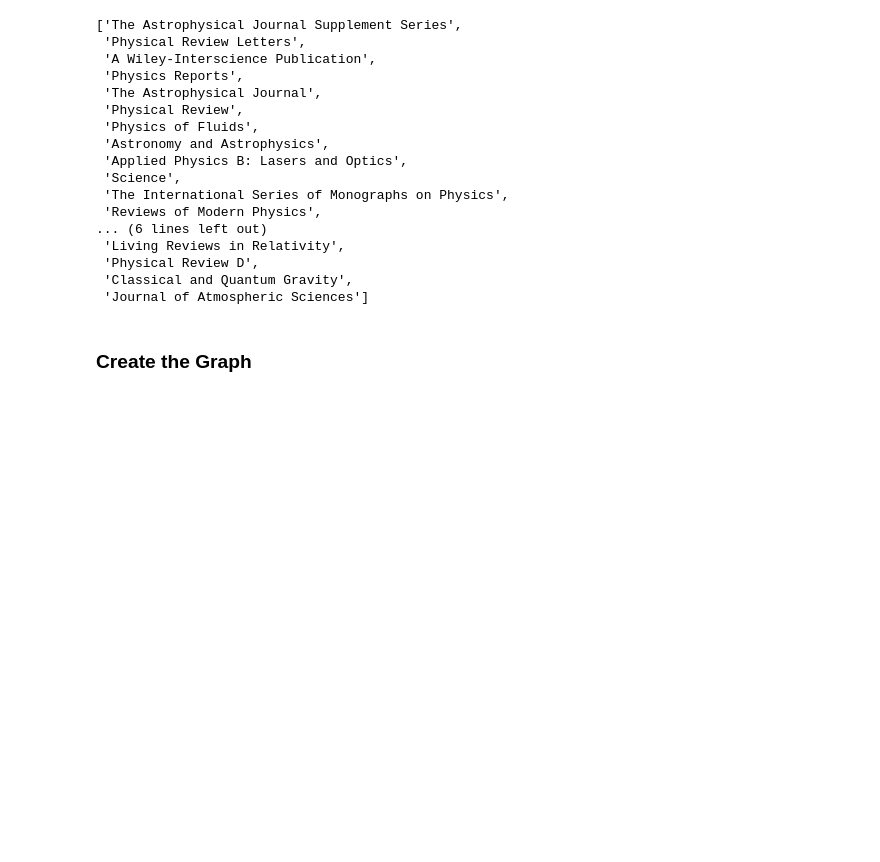
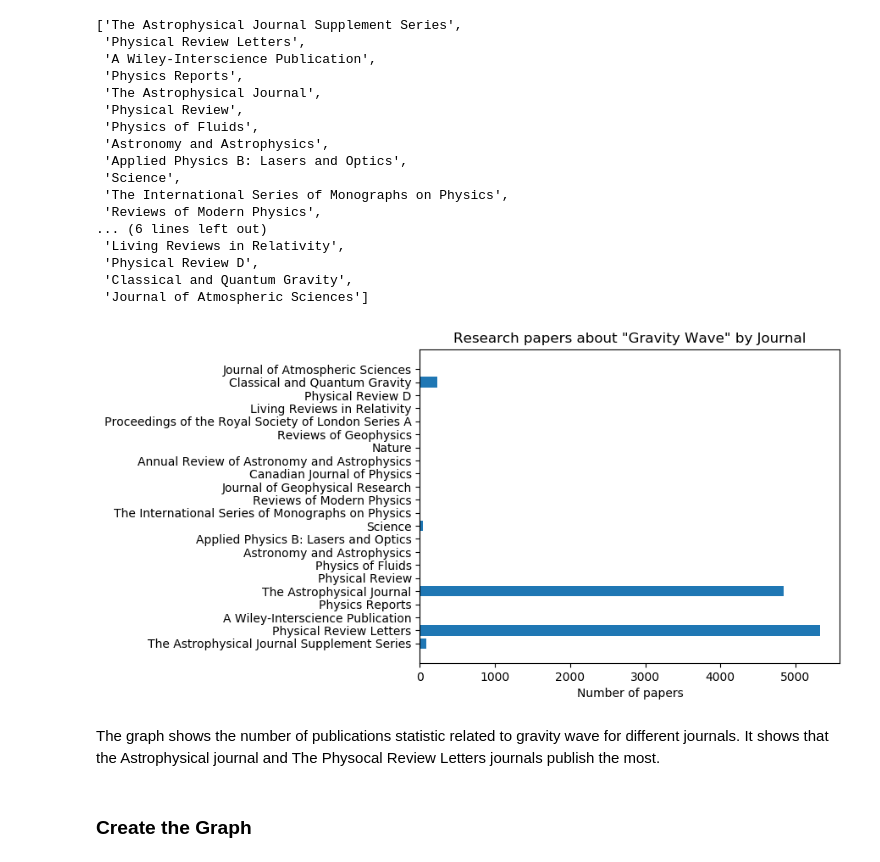
Before and after one commit to PriyaShaji/Data620-1, a Jupyter notebook: Project 2/Project 2.ipynb, the cells around one changed output. Drawn from its saved outputs; the diff is of its cells as text; code cells hidden in the pictures; blank space fills up the shorter version.

```diff
--- a/Project 2/Project 2.ipynb
+++ b/Project 2/Project 2.ipynb
@@ -80,6 +82,22 @@ df_m['Journal'].unique().tolist() # To check the list of Journals
  'Physical Review D',
  'Classical and Quantum Gravity',
  'Journal of Atmospheric Sciences']
+# %%
+x = df_m['Journal']
+y = Counter(x)
+
+Journals, Freq = zip(*Counter(df_m['Journal']).items())
+
+plt.rcdefaults()
+fig, ax = plt.subplots()
+ax.barh(Journals, Freq, align='center')
+ax.set_xlabel('Number of papers')
+ax.set_title('Research papers about "Gravity Wave" by Journal')
+plt.show()
+# %% [output]
+[figure, added]
+# %% [markdown]
+The graph shows the number of publications statistic related to gravity wave for different journals. It shows that the Astrophysical journal and The Physocal Review Letters journals publish the most.
 # %% [markdown]
 ### Create the Graph
 # %%
```
Also changed, not shown: parts of 14 cells of this notebook, 1 other file.
